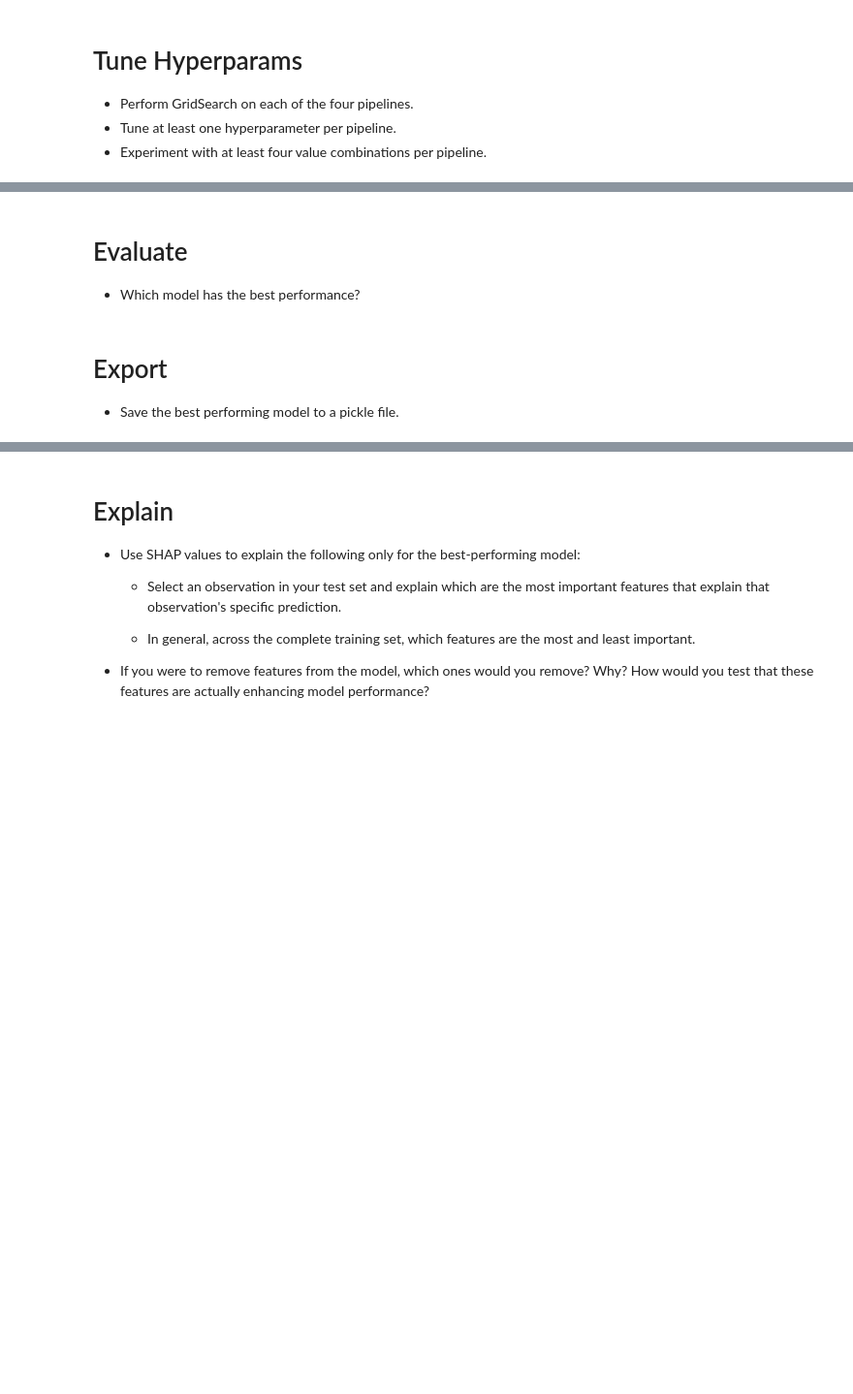
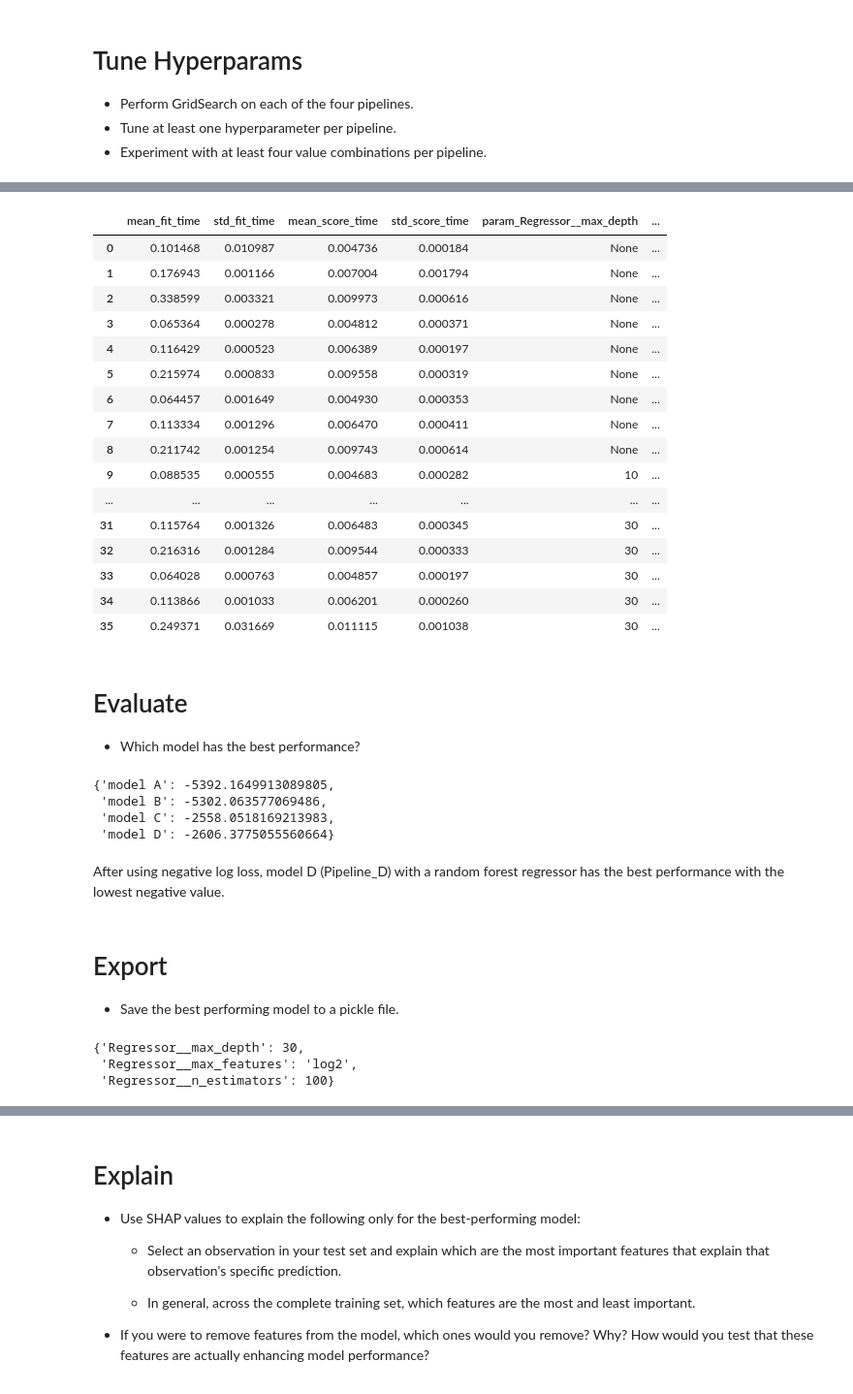
Before and after one commit to Chetank190/production, a Jupyter notebook: 02_activities/assignments/assignment_3.ipynb, the cells around one changed output, grey strips where cells are left out. Shown at 97% size. Saved outputs shown, nothing was run; the diff lists cells and outputs as text; code cells hidden in the pictures; blank space fills up the shorter version.

```diff
--- a/02_activities/assignments/assignment_3.ipynb
+++ b/02_activities/assignments/assignment_3.ipynb
@@ -175,2 +275,7 @@ Create a [model pipeline](https://scikit-learn.org/stable/modules/generated/skle
 # %%
 # Pipeline D = preproc2 + advanced model
+pipeline_D = Pipeline([
+    ('preprocessing', preproc2),
+    ('Regressor', RandomForestRegressor())
+])
+pipeline_D
@@ -183,8 +389,72 @@ Create a [model pipeline](https://scikit-learn.org/stable/modules/generated/skle
+# %%
+param_grid_D = {
+     'Regressor__n_estimators': [50, 100, 200],
+    'Regressor__max_depth': [None, 10, 20, 30],
+    'Regressor__max_features': [None, 'sqrt', 'log2']
+}
+
+grid_search_D = GridSearchCV(
+    pipeline_D,
+    param_grid_D, cv=5,
+    scoring='neg_mean_squared_error',
+    refit=True
+)
+
+grid_search_D.fit(X_train, Y_train)
+model_D_df = pd.DataFrame(grid_search_D.cv_results_)
+model_D_df
+# %% [output]
+|  | mean_fit_time | std_fit_time | mean_score_time | std_score_time | param_Regressor__max_depth | ... |
+| 0 | 0.101468 | 0.010987 | 0.004736 | 0.000184 | None | ... |
+| 1 | 0.176943 | 0.001166 | 0.007004 | 0.001794 | None | ... |
+| 2 | 0.338599 | 0.003321 | 0.009973 | 0.000616 | None | ... |
+| 3 | 0.065364 | 0.000278 | 0.004812 | 0.000371 | None | ... |
+| 4 | 0.116429 | 0.000523 | 0.006389 | 0.000197 | None | ... |
+| 5 | 0.215974 | 0.000833 | 0.009558 | 0.000319 | None | ... |
+| 6 | 0.064457 | 0.001649 | 0.004930 | 0.000353 | None | ... |
+| 7 | 0.113334 | 0.001296 | 0.006470 | 0.000411 | None | ... |
+| 8 | 0.211742 | 0.001254 | 0.009743 | 0.000614 | None | ... |
+| 9 | 0.088535 | 0.000555 | 0.004683 | 0.000282 | 10 | ... |
+| ... | ... | ... | ... | ... | ... | ... |
+| 31 | 0.115764 | 0.001326 | 0.006483 | 0.000345 | 30 | ... |
+| 32 | 0.216316 | 0.001284 | 0.009544 | 0.000333 | 30 | ... |
+| 33 | 0.064028 | 0.000763 | 0.004857 | 0.000197 | 30 | ... |
+| 34 | 0.113866 | 0.001033 | 0.006201 | 0.000260 | 30 | ... |
+| 35 | 0.249371 | 0.031669 | 0.011115 | 0.001038 | 30 | ... |
 # %% [markdown]
 # Evaluate
 
 + Which model has the best performance?
+# %%
+# best model scores from each model
+
+result_A = model_A_df.loc[model_A_df['rank_test_score'] == 1, 'mean_test_score'].values[0]
+result_B = model_B_df.loc[model_B_df['rank_test_score'] == 1, 'mean_test_score'].values[0]
+result_C = model_C_df.loc[model_C_df['rank_test_score'] ==1, 'mean_test_score'].values[0]
+result_D = model_D_df.loc[model_D_df['rank_test_score'] == 1, 'mean_test_score'].values[0]
+
+result_dict = {
+    'model A': result_A,
+    'model B': result_B,
+    'model C': result_C,
+    'model D': result_D
+}
+
+result_dict
+# %% [output]
+{'model A': -5392.1649913089805,
+ 'model B': -5302.063577069486,
+ 'model C': -2558.0518169213983,
+ 'model D': -2606.3775055560664}
+# %% [markdown]
+After using negative log loss, model D (Pipeline_D) with a random forest regressor has the best performance with the lowest negative value.
 # %% [markdown]
 # Export
 
 + Save the best performing model to a pickle file.
+# %%
+grid_search_D.best_params_
+# %% [output]
+{'Regressor__max_depth': 30,
+ 'Regressor__max_features': 'log2',
+ 'Regressor__n_estimators': 100}
```
Also changed, not shown: parts of 25 cells of this notebook.
